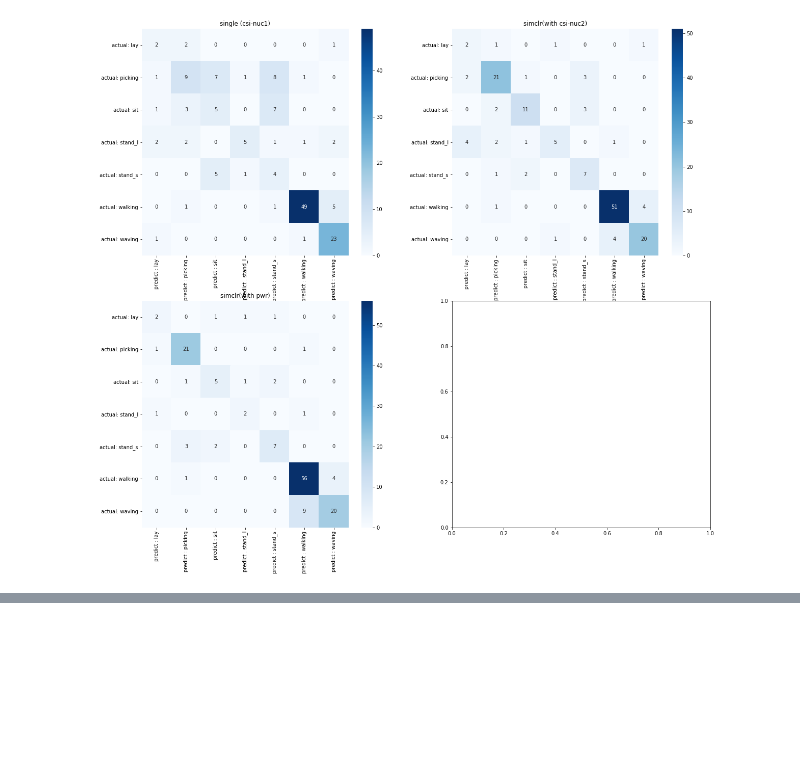
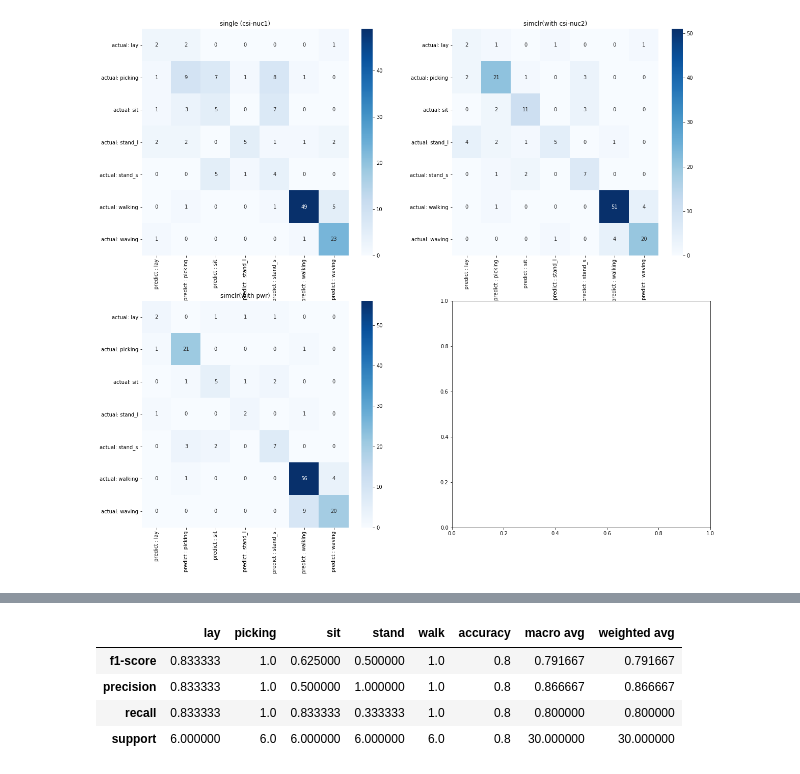
Before and after one commit to hslau44/irs_toolbox, a Jupyter notebook: Visualization.ipynb, the cells around one changed output, grey strips where cells are left out. Saved outputs shown, nothing was run; the diff lists cells and outputs as text; code cells hidden in the pictures; blank space fills up the shorter version.

```diff
--- a/Visualization.ipynb
+++ b/Visualization.ipynb
@@ -568,0 +622,9 @@ multiple_plots(objs=[norm_1,simclr_1,simclr_p1],
+# %%
+# full potential of shallow network
+shallow_field['repo']
+# %% [output]
+|  | lay | picking | sit | stand | walk | accuracy | macro avg | weighted avg |
+| f1-score | 0.833333 | 1.0 | 0.625000 | 0.500000 | 1.0 | 0.8 | 0.791667 | 0.791667 |
+| precision | 0.833333 | 1.0 | 0.500000 | 1.000000 | 1.0 | 0.8 | 0.866667 | 0.866667 |
+| recall | 0.833333 | 1.0 | 0.833333 | 0.333333 | 1.0 | 0.8 | 0.800000 | 0.800000 |
+| support | 6.000000 | 6.0 | 6.000000 | 6.000000 | 6.0 | 0.8 | 30.000000 | 30.000000 |
```
Also changed, not shown: parts of 11 cells of this notebook.
